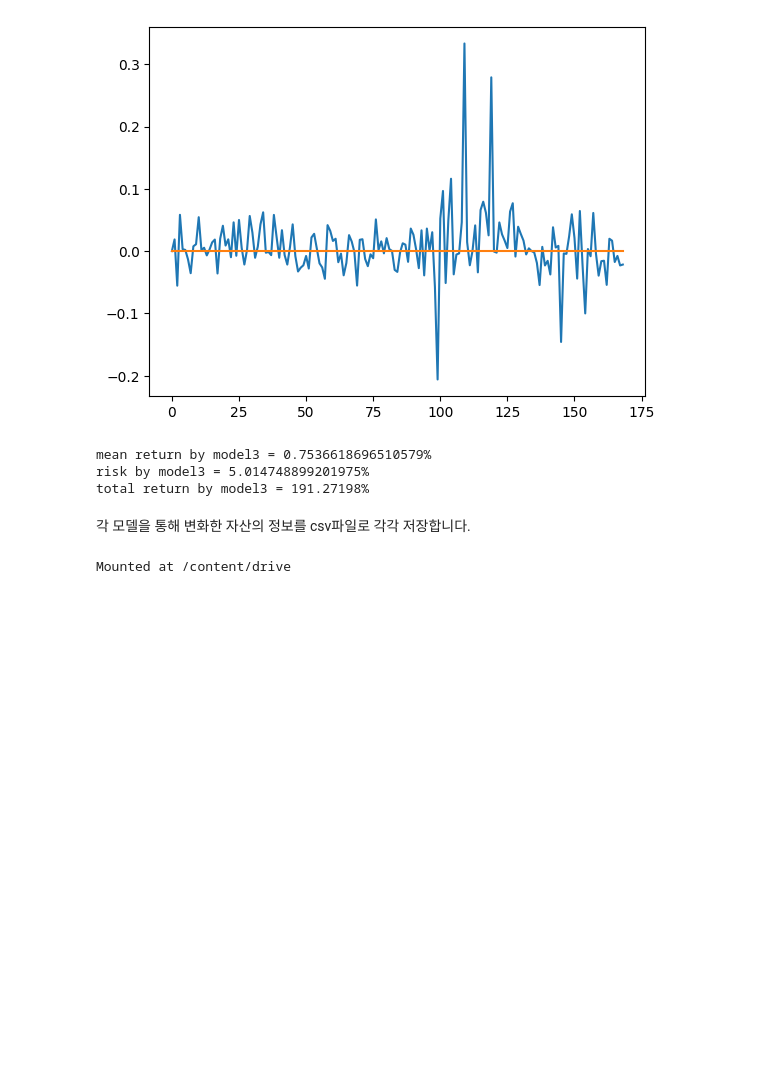
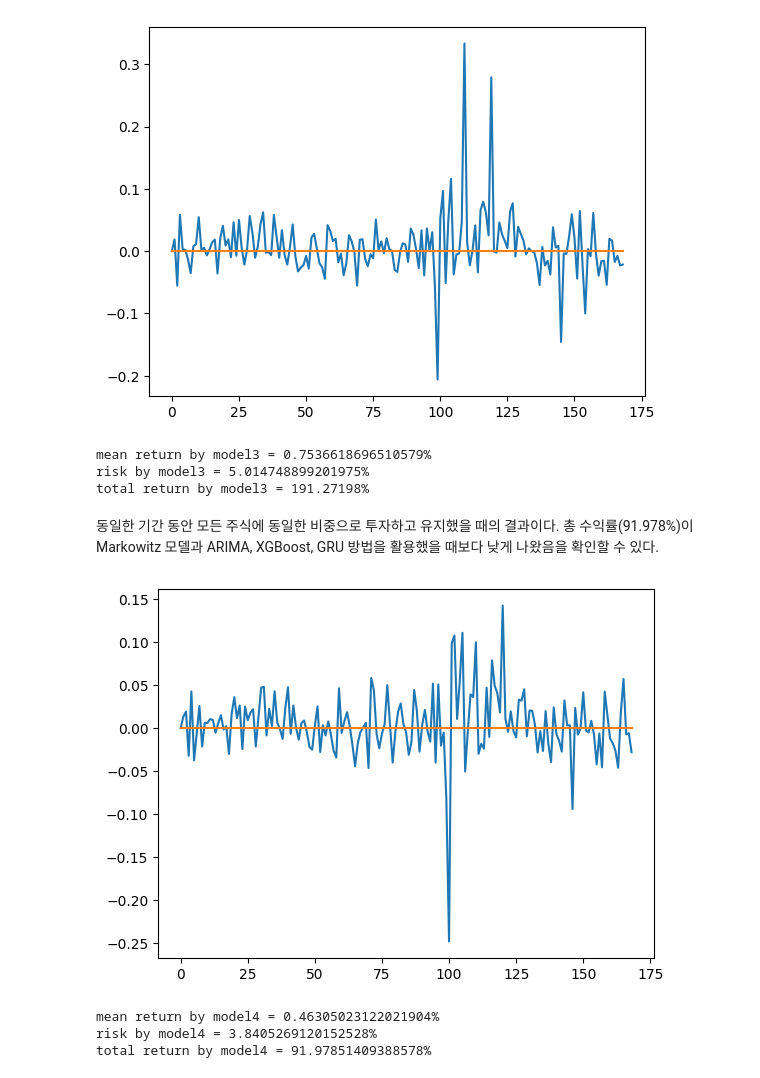
Before and after one commit to 2023aixDeepLearning/aix_deeplearning, a Jupyter notebook: AIX_DeepLearning.ipynb, the cells around one changed output. Drawn from its saved outputs; the diff is of its cells as text; code cells hidden in the pictures; blank space fills up the shorter version.

```diff
--- a/AIX_DeepLearning.ipynb
+++ b/AIX_DeepLearning.ipynb
@@ -877,23 +911,3 @@ print(f'total return by model3 = {(result3[-1]-result3[0])/result3[0]*100}%')
 mean return by model3 = 0.7536618696510579%
 risk by model3 = 5.014748899201975%
 total return by model3 = 191.27198%
-# %%
-def annualized_return(EV, BV, n):
-  return (EV/BV)**(1/n)-1
-
-def annualized_std(k, n, returns):
-  r_bar = sum(returns)/len(returns)
-  SST = []
-  for i in range(len(returns)):
-
-    SST.append((returns[i]-r_bar)**2)
-  SST=sum(SST)
-  return (k/(n-1)*SST)**(1/2)
-
-ann_return = []
-ann_std = []
-sharp_ratio = []
-for i in range(3):
-  ann_return.append(annualized_return(last_values[i], initial_values[i], len(df)/12))
-  ann_std.append(annualized_std(12, len(df), get_returns(list(portfolio_values.iloc[:,i]))))
-  sharp_ratio.append(ann_return[i]/ann_std[i])
@@ -904,11 +914,20 @@ model3_result = pd.DataFrame({'model3' : result3})
-# %% [markdown]
-각 모델을 통해 변화한 자산의 정보를 csv파일로 각각 저장합니다.
-# %%
-from google.colab import drive
-drive.mount('/content/drive')
-
-model1_result.to_csv('/content/drive/My Drive/model1_result.csv', index=False)
-model2_result.to_csv('/content/drive/My Drive/model2_result.csv', index=False)
-model3_result.to_csv('/content/drive/My Drive/model3_result.csv', index=False)
-# %% [output]
-Mounted at /content/drive
+# %% [markdown]
+동일한 기간 동안 모든 주식에 동일한 비중으로 투자하고 유지했을 때의 결과이다. 총 수익률(91.978%)이 Markowitz 모델과 ARIMA, XGBoost, GRU 방법을 활용했을 때보다 낮게 나왔음을 확인할 수 있다.
+# %%
+return_df = return_mat(df,len(df))
+returns4 = [0]
+result4 = [100000000]
+for i in range (400, len(df)):
+  returns4.append(sum(return_df.iloc[i,:])/len(return_df.columns))
+  result4.append(result4[i-400]*(1+returns4[i-399]))
+plt.plot(returns4)
+plt.plot([0]*len(returns4))
+plt.show()
+print(f'mean return by model4 = {sum(returns4)/len(returns4)*100}%')
+print(f'risk by model4 = {get_risk(returns4)*100}%')
+print(f'total return by model4 = {(result4[-1]-result4[0])/result4[0]*100}%')
+# %% [output]
+[figure, added]
+mean return by model4 = 0.46305023122021904%
+risk by model4 = 3.8405269120152528%
+total return by model4 = 91.97851409388578%
```
Also changed, not shown: parts of 11 cells of this notebook.
